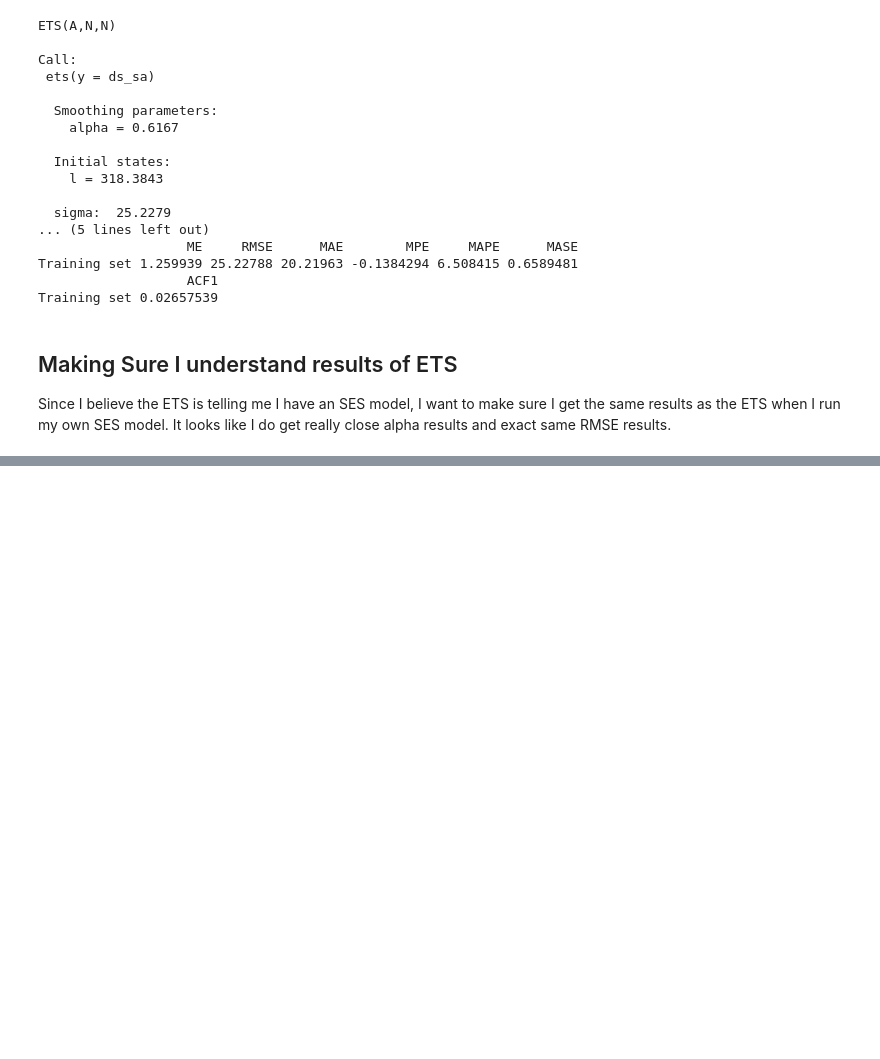
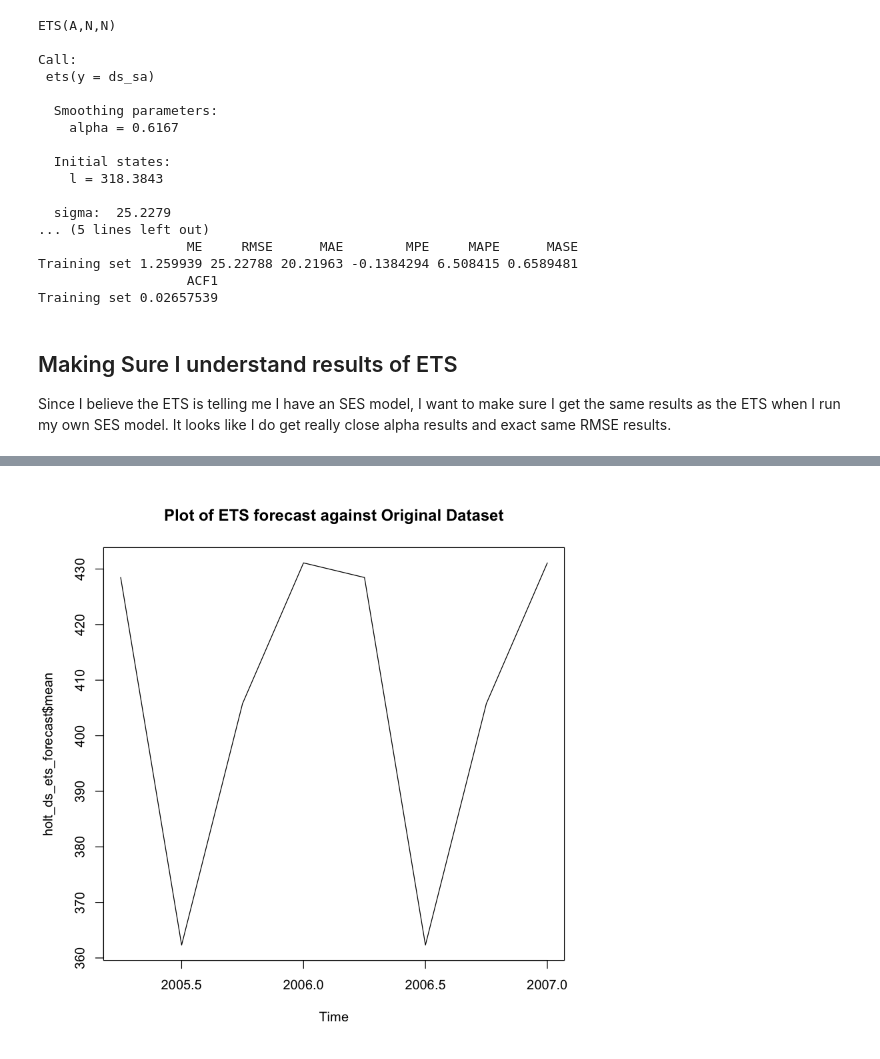
Before and after one commit to kofoide/forecasting, a Jupyter notebook: Week4/Assignment/Question2.ipynb, the cells around one changed output, grey strips where cells are left out. Saved outputs shown, nothing was run; the diff lists cells and outputs as text; code cells hidden in the pictures; blank space fills up the shorter version.

```diff
--- a/Week4/Assignment/Question2.ipynb
+++ b/Week4/Assignment/Question2.ipynb
@@ -208,0 +274,4 @@ legend("topleft"
+# %%
+plot(holt_ds_ets_forecast$mean, main="Plot of ETS forecast against Original Dataset")
+# %% [output]
+[figure, added]
```
Also changed, not shown: parts of 15 cells of this notebook, 4 other files.
